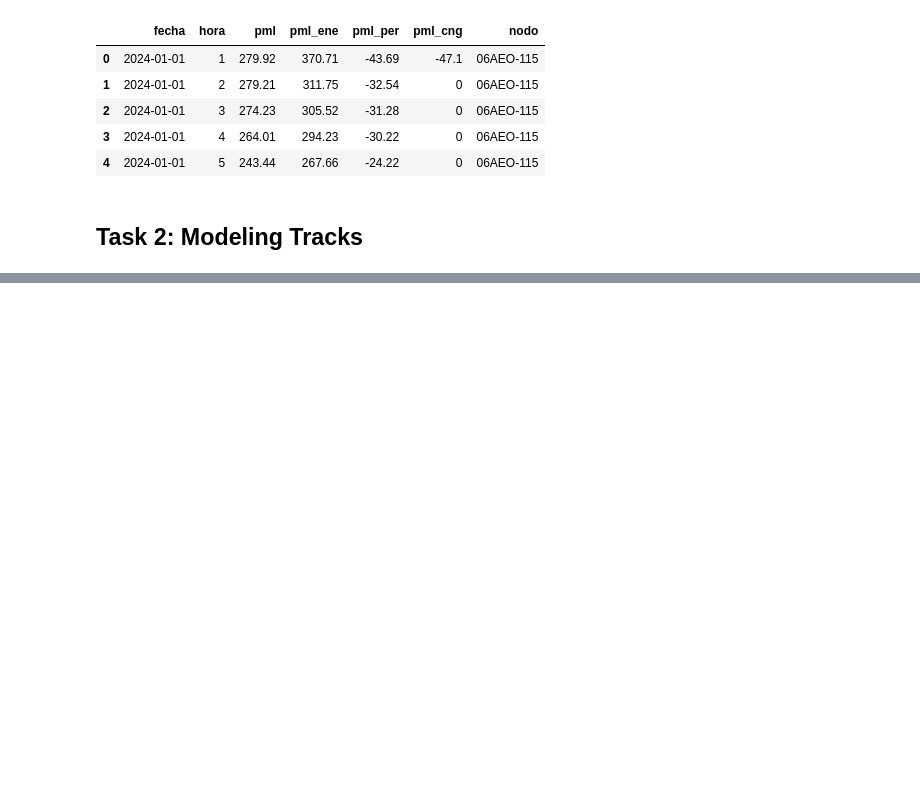
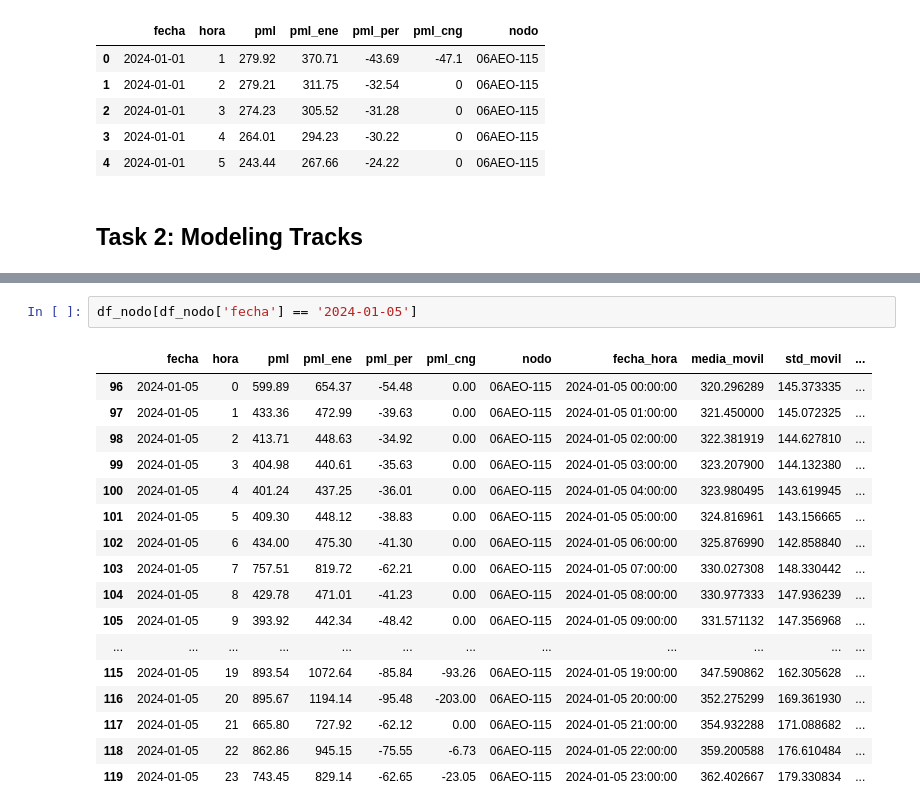
Before and after one commit to VelascoSantiago/pp-monclovalmp, a Jupyter notebook: dev.ipynb, the cells around one changed output, grey strips where cells are left out. Cells and saved outputs as stored; diff of their text form; blank space fills up the shorter version.

```diff
--- a/dev.ipynb
+++ b/dev.ipynb
@@ -215,0 +319,20 @@ Columnas recuperadas: 7
+# %%
+df_nodo[df_nodo['fecha'] == '2024-01-05']
+# %% [output]
+|  | fecha | hora | pml | pml_ene | pml_per | pml_cng | nodo | fecha_hora | media_movil | std_movil | ... |
+| 96 | 2024-01-05 | 0 | 599.89 | 654.37 | -54.48 | 0.00 | 06AEO-115 | 2024-01-05 00:00:00 | 320.296289 | 145.373335 | ... |
+| 97 | 2024-01-05 | 1 | 433.36 | 472.99 | -39.63 | 0.00 | 06AEO-115 | 2024-01-05 01:00:00 | 321.450000 | 145.072325 | ... |
+| 98 | 2024-01-05 | 2 | 413.71 | 448.63 | -34.92 | 0.00 | 06AEO-115 | 2024-01-05 02:00:00 | 322.381919 | 144.627810 | ... |
+| 99 | 2024-01-05 | 3 | 404.98 | 440.61 | -35.63 | 0.00 | 06AEO-115 | 2024-01-05 03:00:00 | 323.207900 | 144.132380 | ... |
+| 100 | 2024-01-05 | 4 | 401.24 | 437.25 | -36.01 | 0.00 | 06AEO-115 | 2024-01-05 04:00:00 | 323.980495 | 143.619945 | ... |
+| 101 | 2024-01-05 | 5 | 409.30 | 448.12 | -38.83 | 0.00 | 06AEO-115 | 2024-01-05 05:00:00 | 324.816961 | 143.156665 | ... |
+| 102 | 2024-01-05 | 6 | 434.00 | 475.30 | -41.30 | 0.00 | 06AEO-115 | 2024-01-05 06:00:00 | 325.876990 | 142.858840 | ... |
+| 103 | 2024-01-05 | 7 | 757.51 | 819.72 | -62.21 | 0.00 | 06AEO-115 | 2024-01-05 07:00:00 | 330.027308 | 148.330442 | ... |
+| 104 | 2024-01-05 | 8 | 429.78 | 471.01 | -41.23 | 0.00 | 06AEO-115 | 2024-01-05 08:00:00 | 330.977333 | 147.936239 | ... |
+| 105 | 2024-01-05 | 9 | 393.92 | 442.34 | -48.42 | 0.00 | 06AEO-115 | 2024-01-05 09:00:00 | 331.571132 | 147.356968 | ... |
+| ... | ... | ... | ... | ... | ... | ... | ... | ... | ... | ... | ... |
+| 115 | 2024-01-05 | 19 | 893.54 | 1072.64 | -85.84 | -93.26 | 06AEO-115 | 2024-01-05 19:00:00 | 347.590862 | 162.305628 | ... |
+| 116 | 2024-01-05 | 20 | 895.67 | 1194.14 | -95.48 | -203.00 | 06AEO-115 | 2024-01-05 20:00:00 | 352.275299 | 169.361930 | ... |
+| 117 | 2024-01-05 | 21 | 665.80 | 727.92 | -62.12 | 0.00 | 06AEO-115 | 2024-01-05 21:00:00 | 354.932288 | 171.088682 | ... |
+| 118 | 2024-01-05 | 22 | 862.86 | 945.15 | -75.55 | -6.73 | 06AEO-115 | 2024-01-05 22:00:00 | 359.200588 | 176.610484 | ... |
+| 119 | 2024-01-05 | 23 | 743.45 | 829.14 | -62.65 | -23.05 | 06AEO-115 | 2024-01-05 23:00:00 | 362.402667 | 179.330834 | ... |
```
Also changed, not shown: parts of 12 cells of this notebook, 2 other files.
